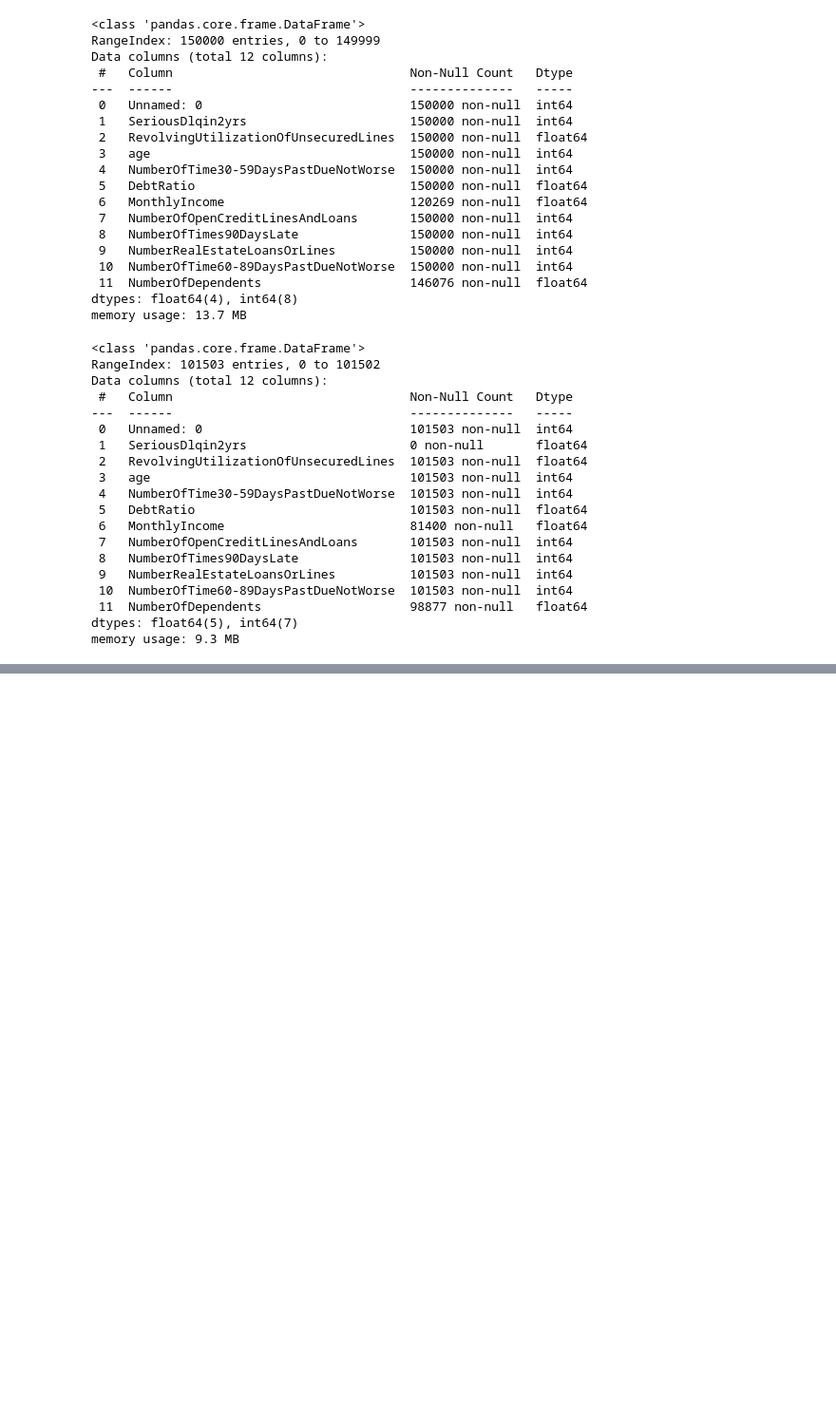
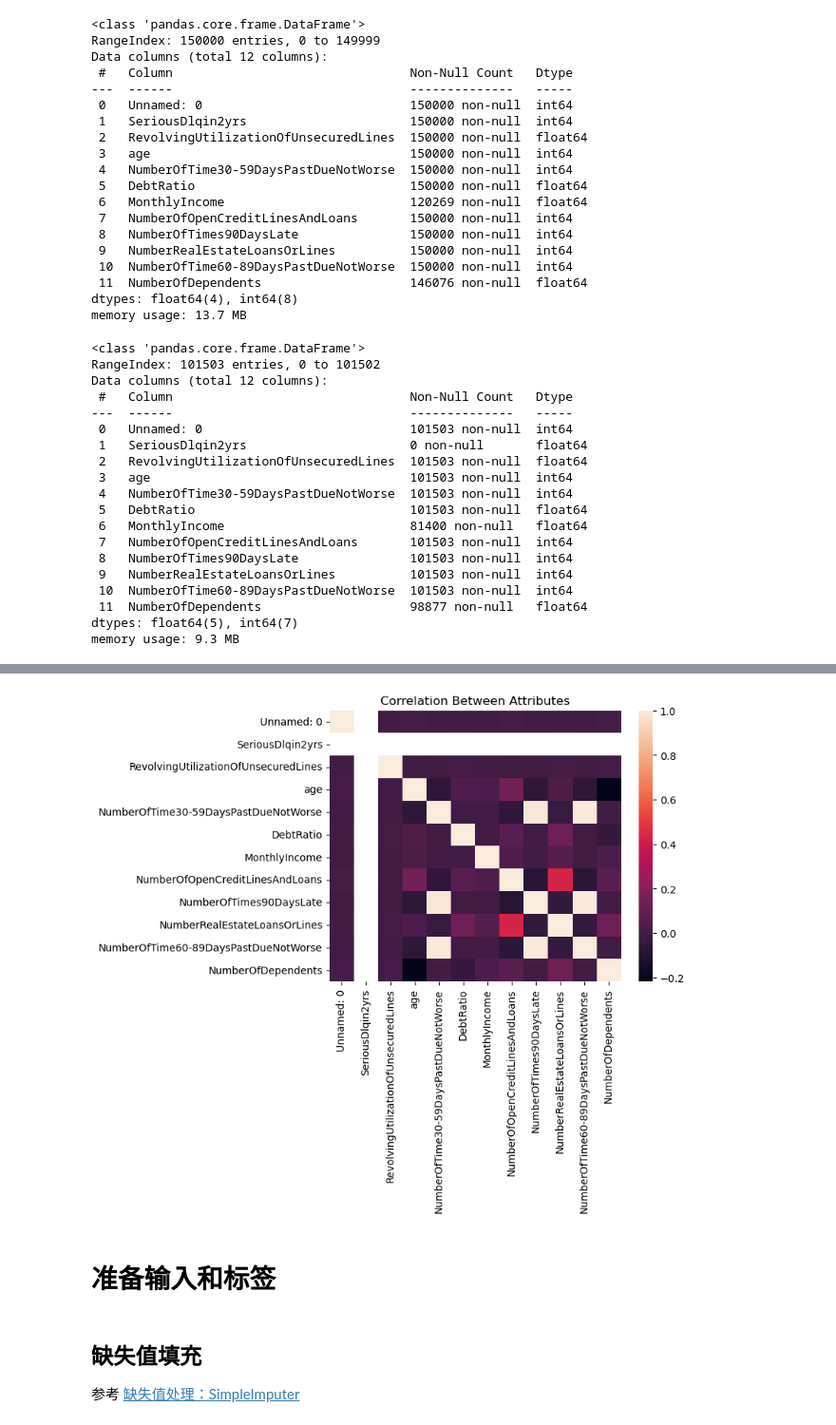
Before and after one commit to DrDavidS/some_table, a Jupyter notebook: give_me_some_credit/EDA.ipynb, the cells around one changed output, grey strips where cells are left out. Shown: that part at 95% size. Saved outputs shown, nothing was run; the diff lists cells and outputs as text; code cells hidden in the pictures; blank space fills up the shorter version.

```diff
--- a/give_me_some_credit/EDA.ipynb
+++ b/give_me_some_credit/EDA.ipynb
@@ -86,0 +191,7 @@ memory usage: 9.3 MB
+# %%
+sns.heatmap(test_df.corr())
+plt.title('Correlation Between Attributes');
+# %% [output]
+[figure, added]
+# %% [markdown]
+# 准备输入和标签
@@ -86,0 +210,4 @@ memory usage: 9.3 MB
+# %% [markdown]
+## 缺失值填充
+
+参考 [缺失值处理：SimpleImputer](https://blog.csdn.net/qq_43965708/article/details/115625768)
```
Also changed, not shown: parts of 45 cells of this notebook.
